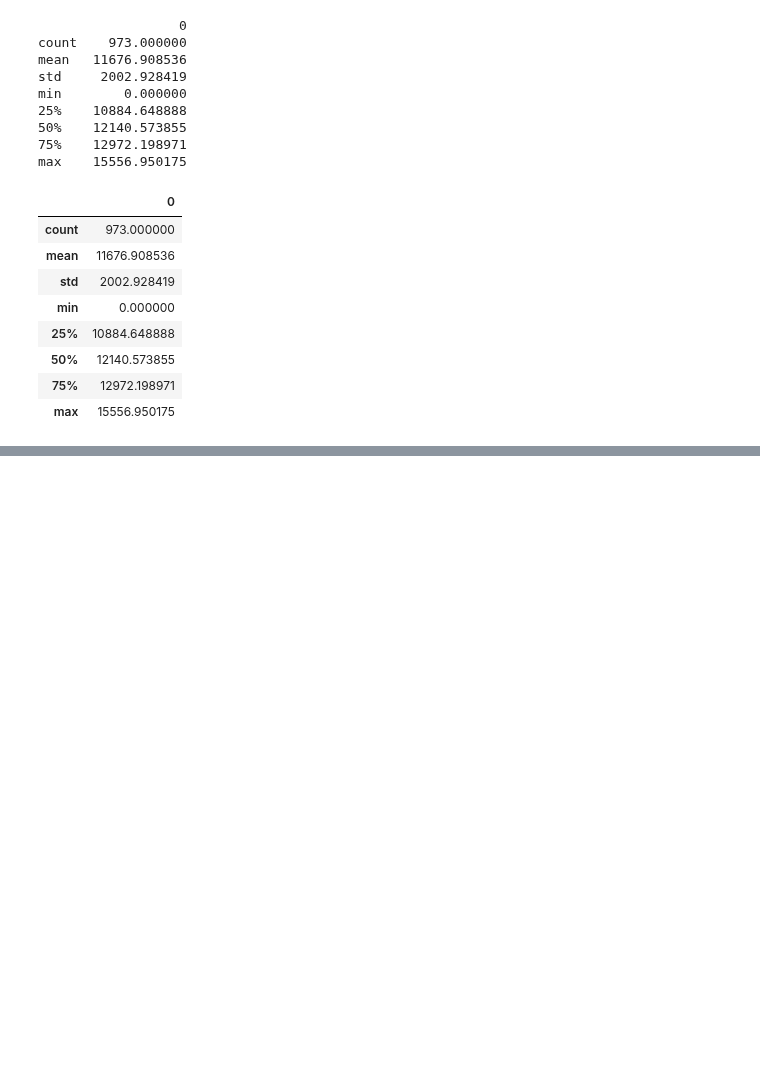
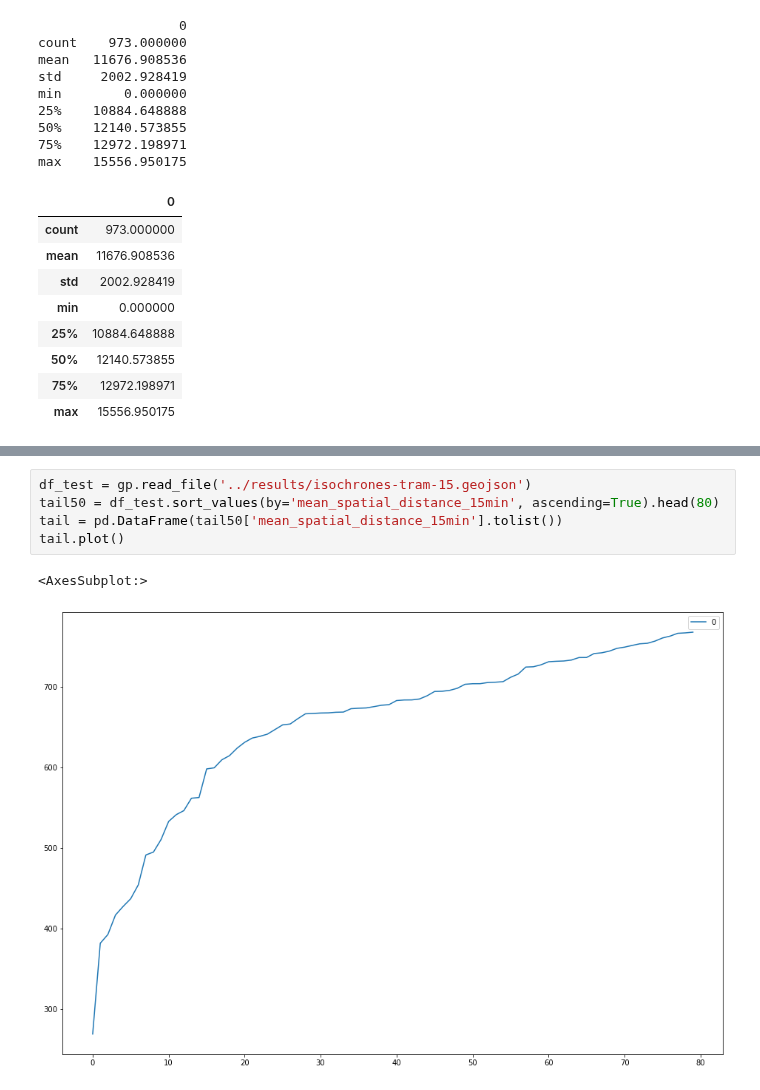
Before and after one commit to fom-big-data/fom-big-data-consulting-berlin-mobility-model, a Jupyter notebook: EXPLORATION/GEO-AnalyseWhiteSpots.ipynb, the cells around one changed output, grey strips where cells are left out. Cells and saved outputs as stored; diff of their text form; blank space fills up the shorter version.

```diff
--- a/EXPLORATION/GEO-AnalyseWhiteSpots.ipynb
+++ b/EXPLORATION/GEO-AnalyseWhiteSpots.ipynb
@@ -314,0 +461,8 @@ max    15556.950175
+# %%
+df_test = gp.read_file('../results/isochrones-tram-15.geojson')
+tail50 = df_test.sort_values(by='mean_spatial_distance_15min', ascending=True).head(80)
+tail = pd.DataFrame(tail50['mean_spatial_distance_15min'].tolist())
+tail.plot()
+# %% [output]
+<AxesSubplot:>
+[figure, added]
```
Also changed, not shown: parts of 39 cells of this notebook, 1 other file.
